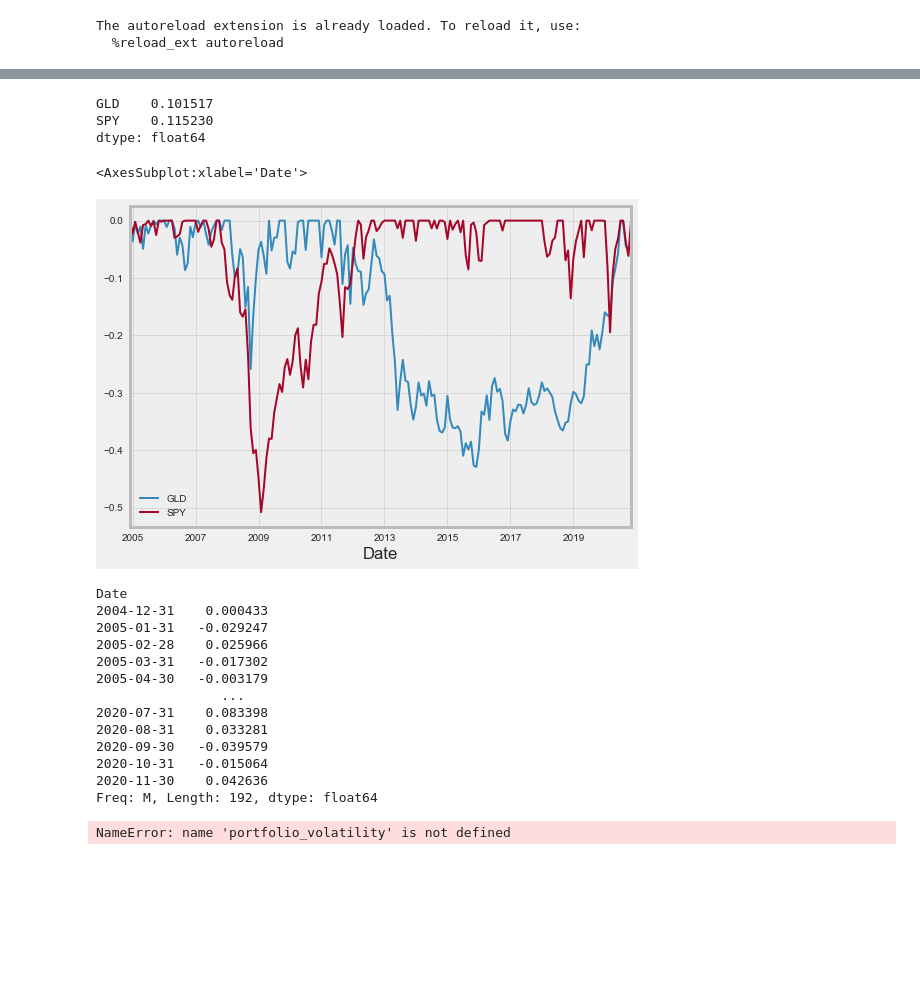
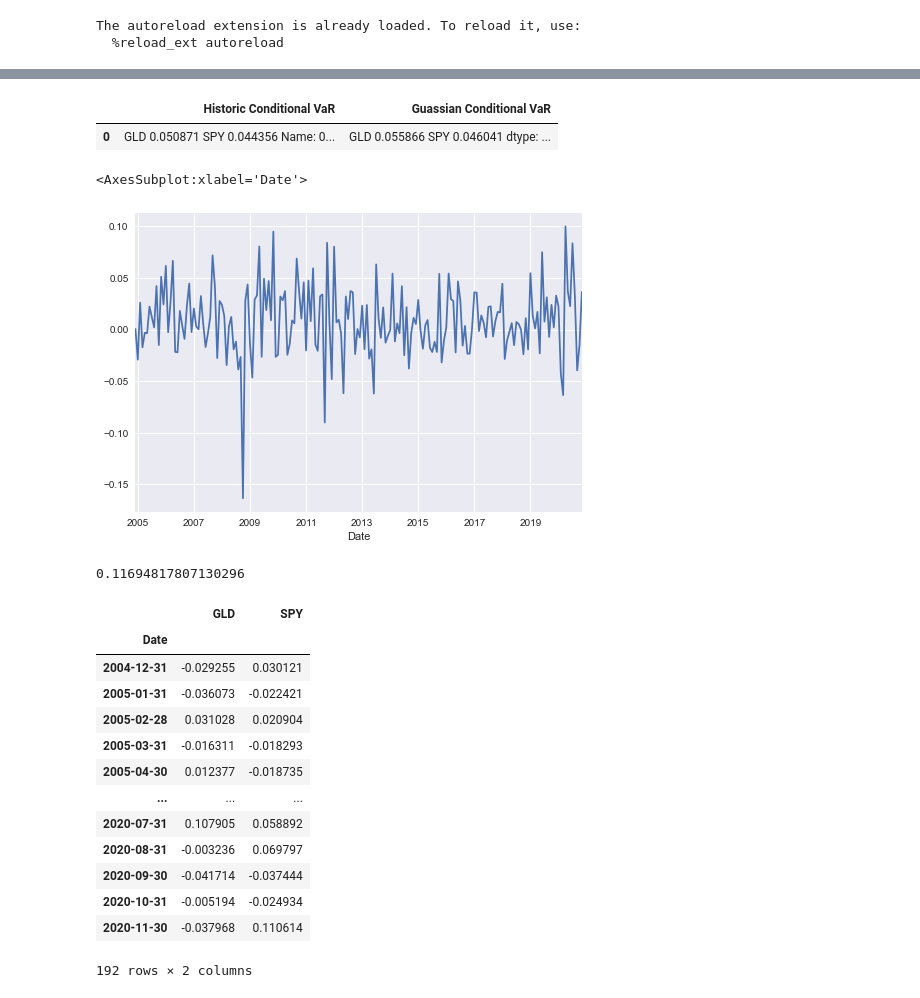
Before and after one commit to Ashrit-K/PyPortfolio, a Jupyter notebook: test_oop_drawdown.ipynb, the cells around one changed output, grey strips where cells are left out. Cells and saved outputs as stored; diff of their text form; code cells hidden in the pictures; blank space fills up the shorter version.

```diff
--- a/test_oop_drawdown.ipynb
+++ b/test_oop_drawdown.ipynb
@@ -14,9 +15,8 @@ The autoreload extension is already loaded. To reload it, use:
 
 start = dt.datetime(1980,1,2)
 end = dt.datetime.today()
-SPY_prices_daily = pdr.get_data_yahoo(['SPY', 'GLD'], start=start, end=end)
-SPY_prices_monthly = SPY_prices_daily['Adj Close'].resample('M').last()
-SPY_returns_monthly = SPY_prices_monthly.pct_change().dropna()
-SPY_returns_monthly
+prices_daily = pdr.get_data_yahoo(['SPY', 'GLD'], start=start, end=end)
+prices_monthly = prices_daily['Adj Close'].resample('M').last()
+returns_monthly = prices_monthly.pct_change().dropna()
 # %% [output]
 [*********************100%***********************]  2 of 2 completed
@@ -39,35 +25,16 @@ my_object = RiskReturn(return_series=SPY_returns_monthly, periodicity='M')
-# %%
-
-semi_deviation(SPY_returns_monthly, 'M')
-# %% [output]
-GLD    0.101517
-SPY    0.115230
-dtype: float64
 # %%
 
-my_object.get_drawdown().plot()
+my_object.get_conditional_var()
 # %% [output]
-<AxesSubplot:xlabel='Date'>
-[figure, removed]
+|  | Historic Conditional VaR | Guassian Conditional VaR |
+| 0 | GLD 0.050871 SPY 0.044356 Name: 0... | GLD 0.055866 SPY 0.046041 dtype: ... |
 # %%
 w = np.array([0.5,0.5])
-q = w @ SPY_returns_monthly.transpose()
-q
+w.shape
+returns_monthly.shape
+pr = w @ returns_monthly.T
+
+pr.plot()
 # %% [output]
-Date
-2004-12-31    0.000433
-2005-01-31   -0.029247
-2005-02-28    0.025966
-2005-03-31   -0.017302
-2005-04-30   -0.003179
-                ...
-2020-07-31    0.083398
-2020-08-31    0.033281
-2020-09-30   -0.039579
-2020-10-31   -0.015064
-2020-11-30    0.042636
-Freq: M, Length: 192, dtype: float64
+<AxesSubplot:xlabel='Date'>
+[figure, added]
-# %%
-portfolio_volatility(SPY_returns_monthly, w)
-# %% [output]
-NameError: name 'portfolio_volatility' is not defined
@@ -73,0 +45,22 @@ NameError: name 'portfolio_volatility' is not defined
+# %%
+foo = PyPortfolio(return_series=returns_monthly, periodicity='M')
+foo.portfolio_volatility * 12**0.5
+# %% [output]
+0.11694817807130296
+# %%
+my_object.get_drawdown()['SPY'].plot(title= 'SPY')
+# %% [output]
+|  | GLD | SPY |
+| Date |  |  |
+| 2004-12-31 | -0.029255 | 0.030121 |
+| 2005-01-31 | -0.036073 | -0.022421 |
+| 2005-02-28 | 0.031028 | 0.020904 |
+| 2005-03-31 | -0.016311 | -0.018293 |
+| 2005-04-30 | 0.012377 | -0.018735 |
+| ... | ... | ... |
+| 2020-07-31 | 0.107905 | 0.058892 |
+| 2020-08-31 | -0.003236 | 0.069797 |
+| 2020-09-30 | -0.041714 | -0.037444 |
+| 2020-10-31 | -0.005194 | -0.024934 |
+| 2020-11-30 | -0.037968 | 0.110614 |
+192 rows × 2 columns
```
Also changed, not shown: parts of 6 cells of this notebook.
